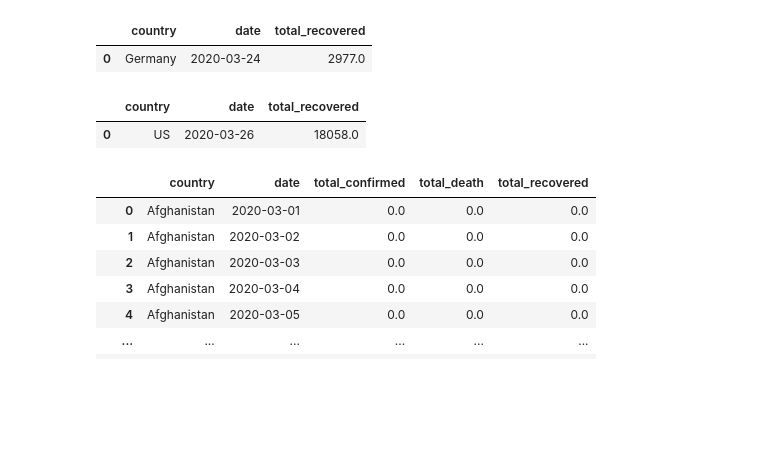
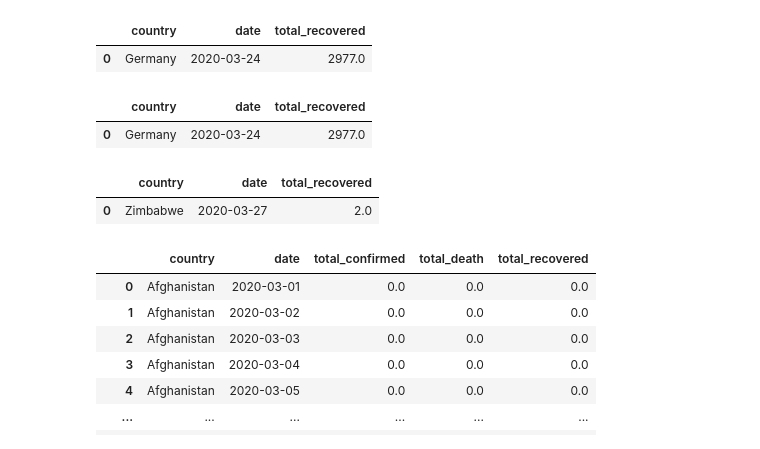
Before and after one commit to ManikMaharjan/Covid_19_python_data_cleaning, a Jupyter notebook: Extract.ipynb, the cells around one changed output. Drawn from its saved outputs; the diff is of its cells as text; code cells hidden in the pictures; blank space fills up the shorter version.

```diff
--- a/Extract.ipynb
+++ b/Extract.ipynb
@@ -622,23 +622,40 @@ highest_recoveries
 # %% [output]
 |  | country | date | total_recovered |
 | 0 | Germany | 2020-03-24 | 2977.0 |
+# %%
+#5 countries with highest number of recovries
+highest_recoveres = pd.read_sql(
+    '''
+    Select
+    country,
+    sum(increase_of_recovered) as total_recovered
+    from recovered_cleaned_df
+    group by country
+    order by 2 desc
+    limit 5;
+    ''', con=engine
+)
+highest_recoveries
+# %% [output]
+|  | country | date | total_recovered |
+| 0 | Germany | 2020-03-24 | 2977.0 |
 # %%
 #5 countries with highest number of confirmed
 highest_confirmed = pd.read_sql(
     '''
     Select
     country, date,
     sum(increase_of_confirmed) as total_recovered
     from confirmed_cleaned_df
     group by country,date
-    order by 3 desc
+    order by 2 desc
     limit 1;
     ''', con=engine
 )
 highest_confirmed
 # %% [output]
 |  | country | date | total_recovered |
-| 0 | US | 2020-03-26 | 18058.0 |
+| 0 | Zimbabwe | 2020-03-27 | 2.0 |
 # %%
 total_of_all_stats_per_date =pd.read_sql(
     '''
```
Also changed, not shown: parts of 2 cells of this notebook, 2 other files.
